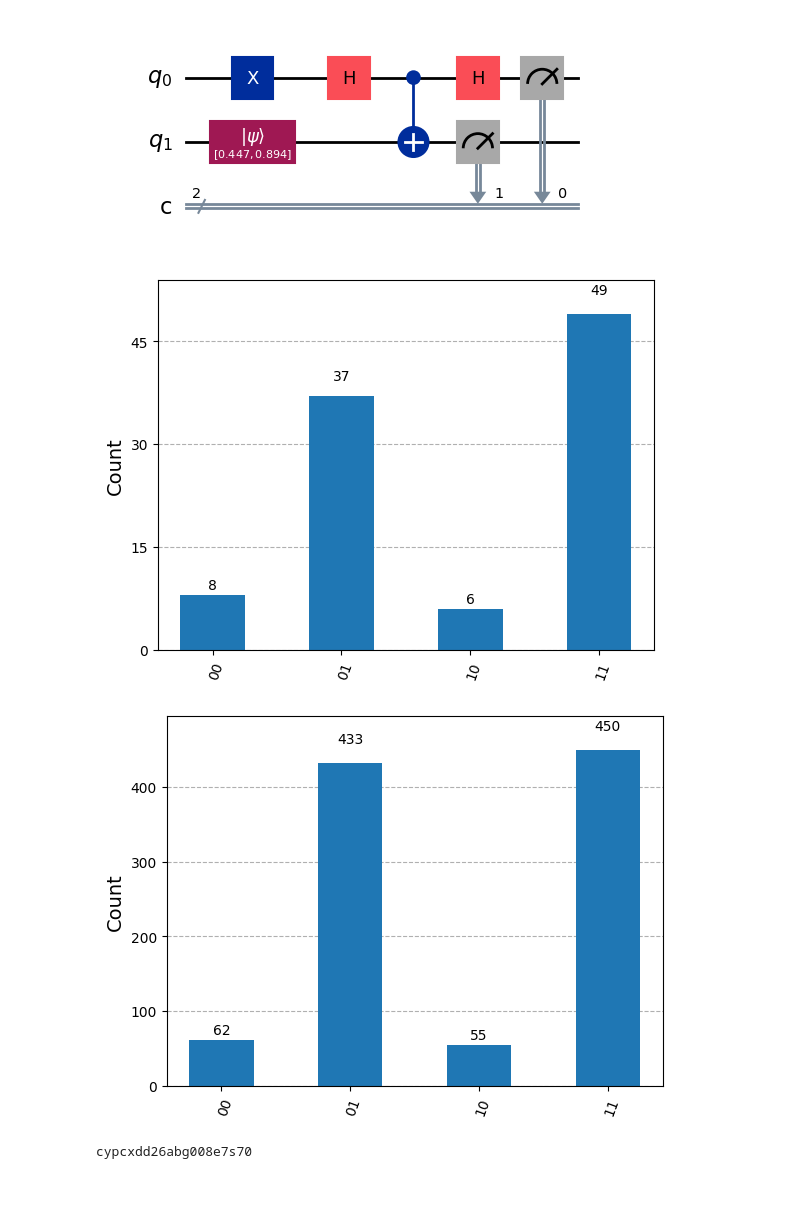
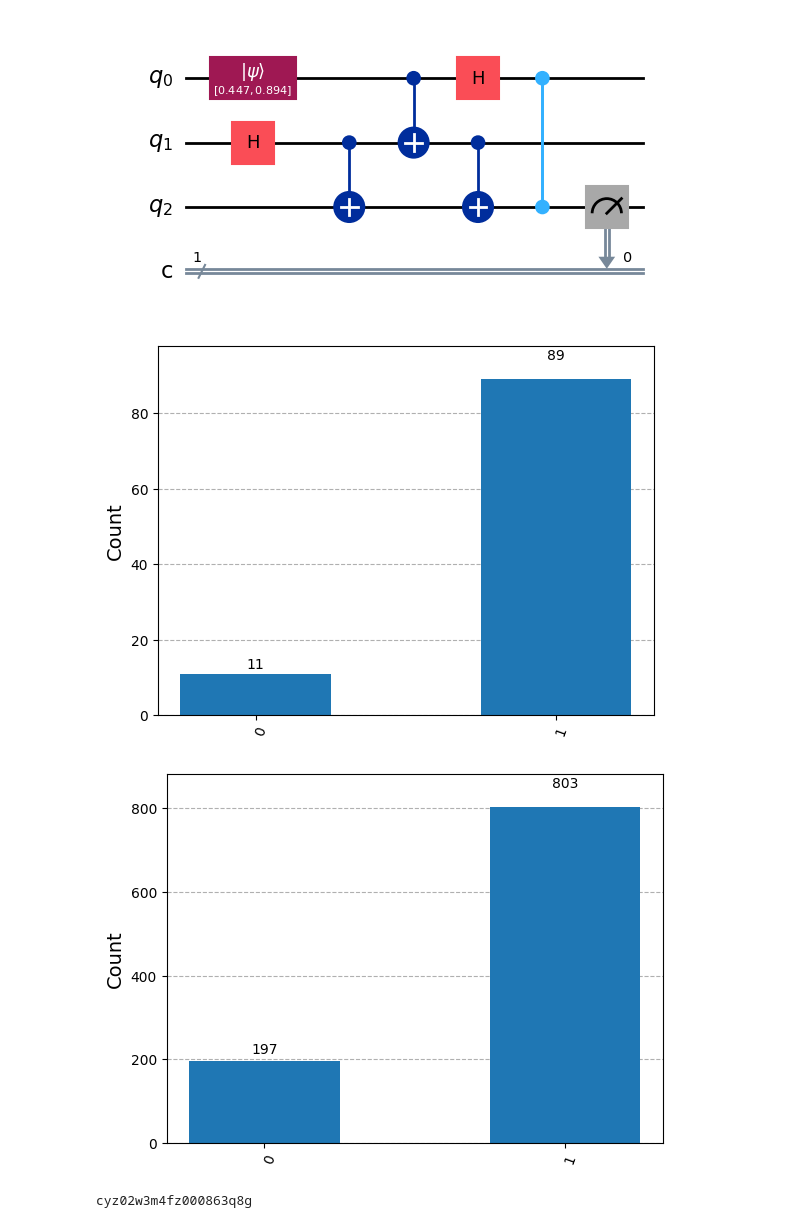
Before and after one commit to TalhaShoyo10/UNIPROJ, a Jupyter notebook: 2-Running PUBs on IBM Quantum Computer.ipynb, the cells around one changed output. Cells and saved outputs as stored; diff of their text form; code cells hidden in the pictures; blank space fills up the shorter version.

```diff
--- a/2-Running PUBs on IBM Quantum Computer.ipynb
+++ b/2-Running PUBs on IBM Quantum Computer.ipynb
@@ -24,19 +24,21 @@ Successfully installed ibm-platform-services-0.59.1 ibm_cloud_sdk_core-3.22.1 py
 # %%
 from qiskit import QuantumCircuit
 from qiskit import quantum_info as qi
 import numpy as np
-qc =  QuantumCircuit(2,2)
+qc =  QuantumCircuit(3,1)
 
 sv = qi.Statevector([np.sqrt(0.2),np.sqrt(0.8)])
-qc.initialize(sv,1)
-qc.x(0)
-qc.h(0)
+qc.initialize(sv,0)
+qc.h(1)
+qc.cx(1,2)
 qc.cx(0,1)
 qc.h(0)
-qc.measure([0,1],[0,1])
+qc.cx(1,2)
+qc.cz(0,2)
+qc.measure(2,0)
 qc.draw('mpl')
 # %% [output]
-[figure, old version]
+[figure, new version]
 # %%
 # PUBs on aer Simulator
 from qiskit import transpile
@@ -58,12 +60,12 @@ from qiskit.visualization import plot_histogram, plot_distribution
 
 plot_histogram(counts_100)
 # %% [output]
-[figure, old version]
+[figure, new version]
 # %%
 counts_1000 = results_aer[1].data.c.get_counts()
 plot_histogram(counts_1000)
 # %% [output]
-[figure, old version]
+[figure, new version]
 # %%
 # PUBs on IBM quantum computers
 from qiskit_ibm_runtime import SamplerV2, QiskitRuntimeService
@@ -79,5 +81,5 @@ job_ibm = sampler_ibm.run([(qc_tr_ibm,None,100),(qc_tr_ibm,None,1000)]) #PUB = (
 # %%
 print(job_ibm.job_id())
 # %% [output]
-cypcxdd26abg008e7s70
+cyz02w3m4fz000863q8g
 # %%
```
Also changed, not shown: parts of 5 cells of this notebook.
